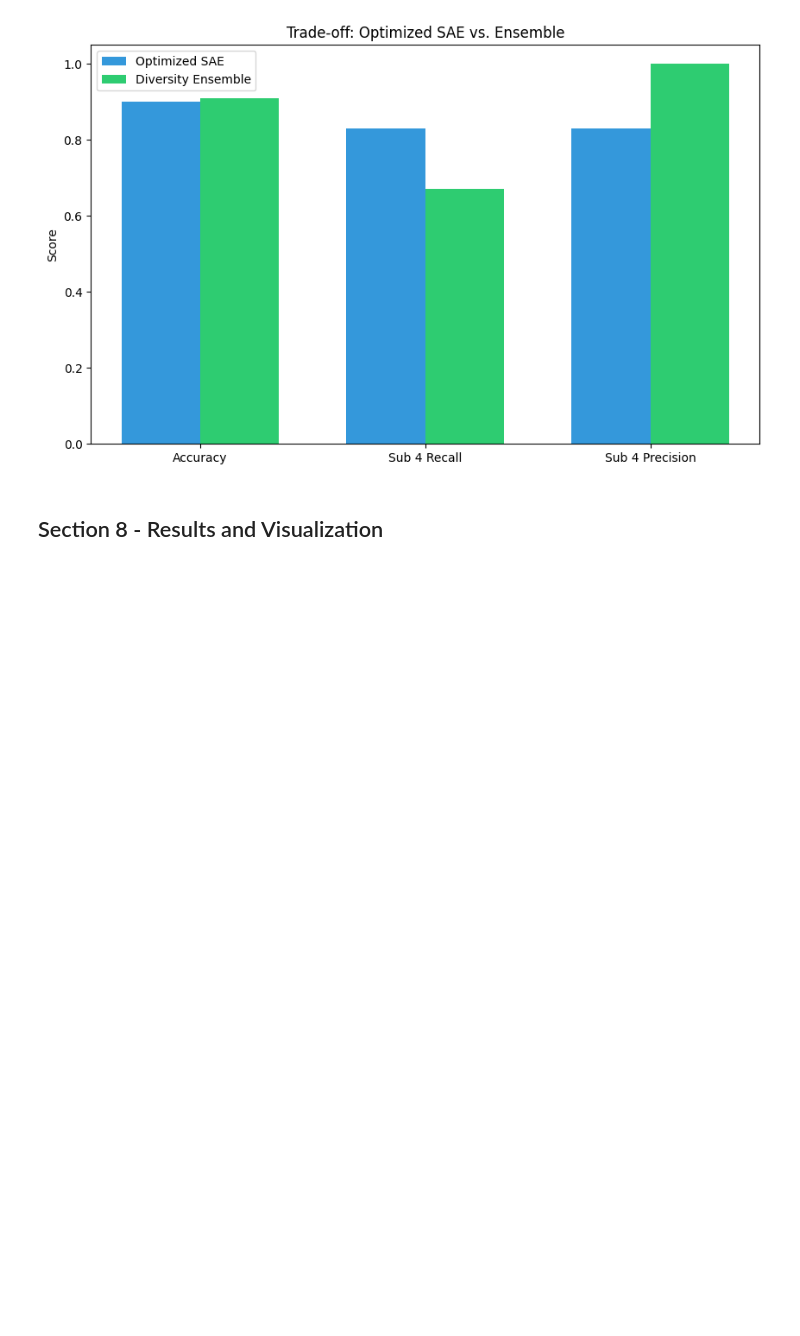
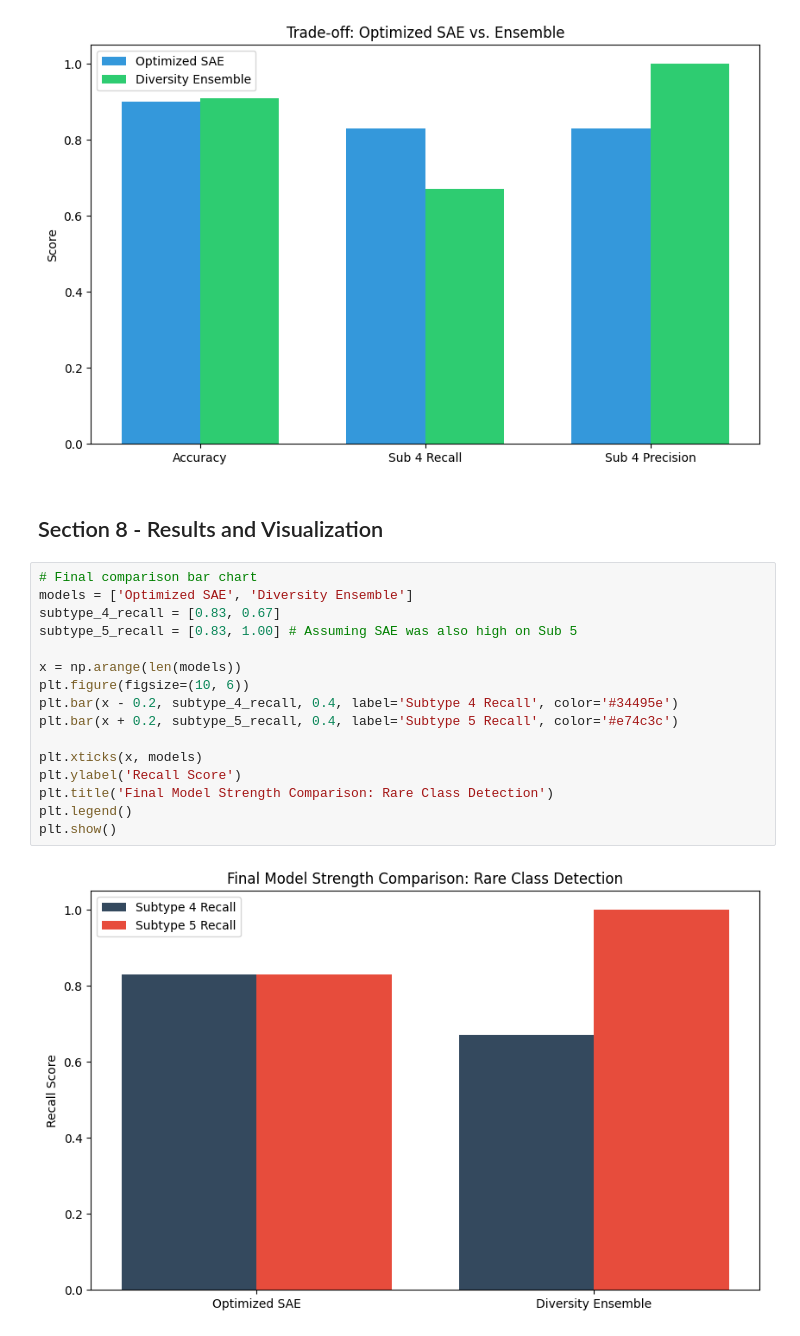
Before and after one commit to saikaldi/genomicDL, a Jupyter notebook: main.ipynb, the cells around one changed output. Drawn from its saved outputs; the diff is of its cells as text; blank space fills up the shorter version.

Commit message:
Add Comparing Visualization for all models

```diff
--- a/main.ipynb
+++ b/main.ipynb
@@ -1349,3 +1349,21 @@ plt.show()
 [figure]
 # %% [markdown]
 ## Section 8 - Results and Visualization
+# %%
+# Final comparison bar chart
+models = ['Optimized SAE', 'Diversity Ensemble']
+subtype_4_recall = [0.83, 0.67]
+subtype_5_recall = [0.83, 1.00] # Assuming SAE was also high on Sub 5
+
+x = np.arange(len(models))
+plt.figure(figsize=(10, 6))
+plt.bar(x - 0.2, subtype_4_recall, 0.4, label='Subtype 4 Recall', color='#34495e')
+plt.bar(x + 0.2, subtype_5_recall, 0.4, label='Subtype 5 Recall', color='#e74c3c')
+
+plt.xticks(x, models)
+plt.ylabel('Recall Score')
+plt.title('Final Model Strength Comparison: Rare Class Detection')
+plt.legend()
+plt.show()
+# %% [output]
+[figure, added]
```
Also changed, not shown: parts of 1 cell of this notebook.
